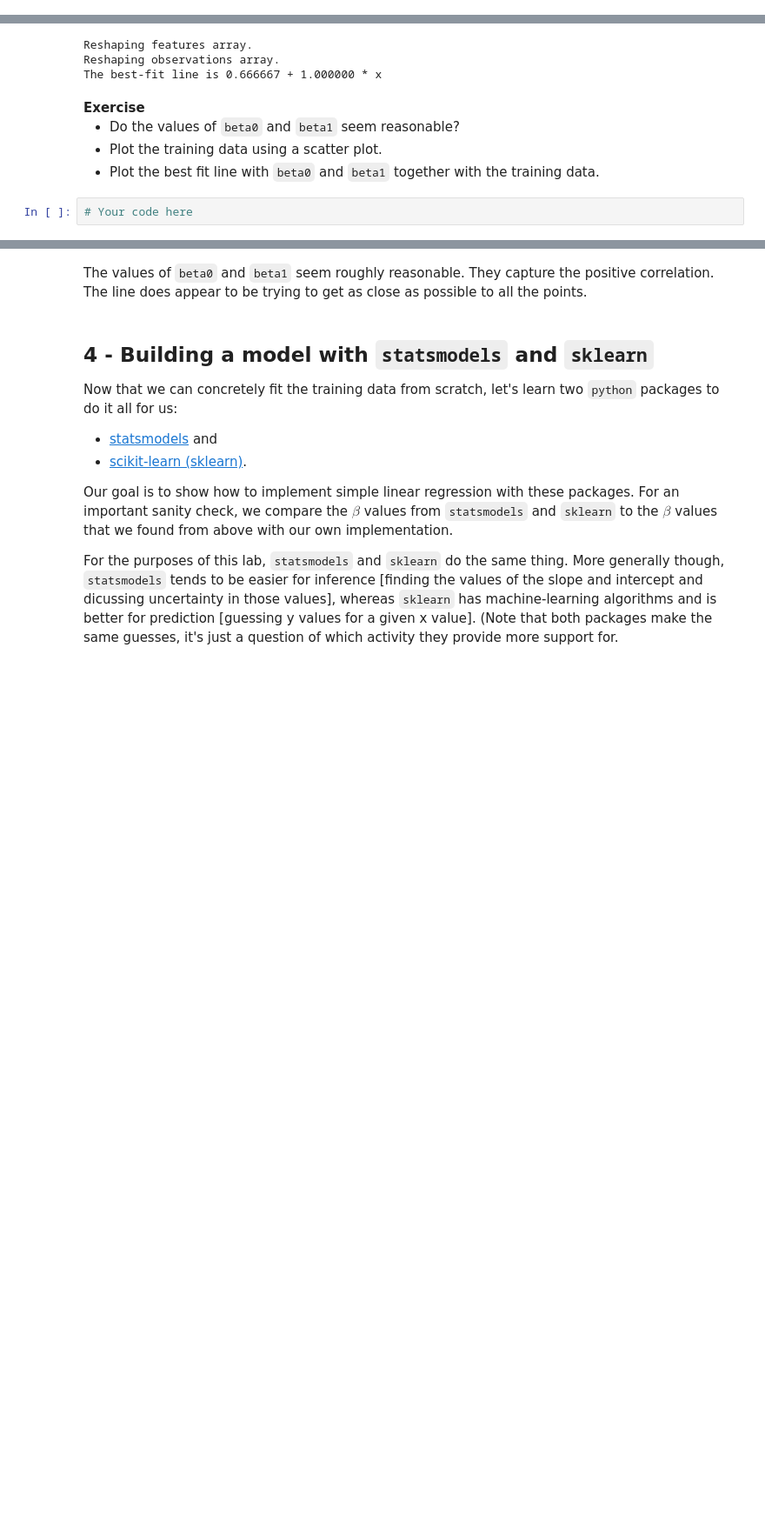
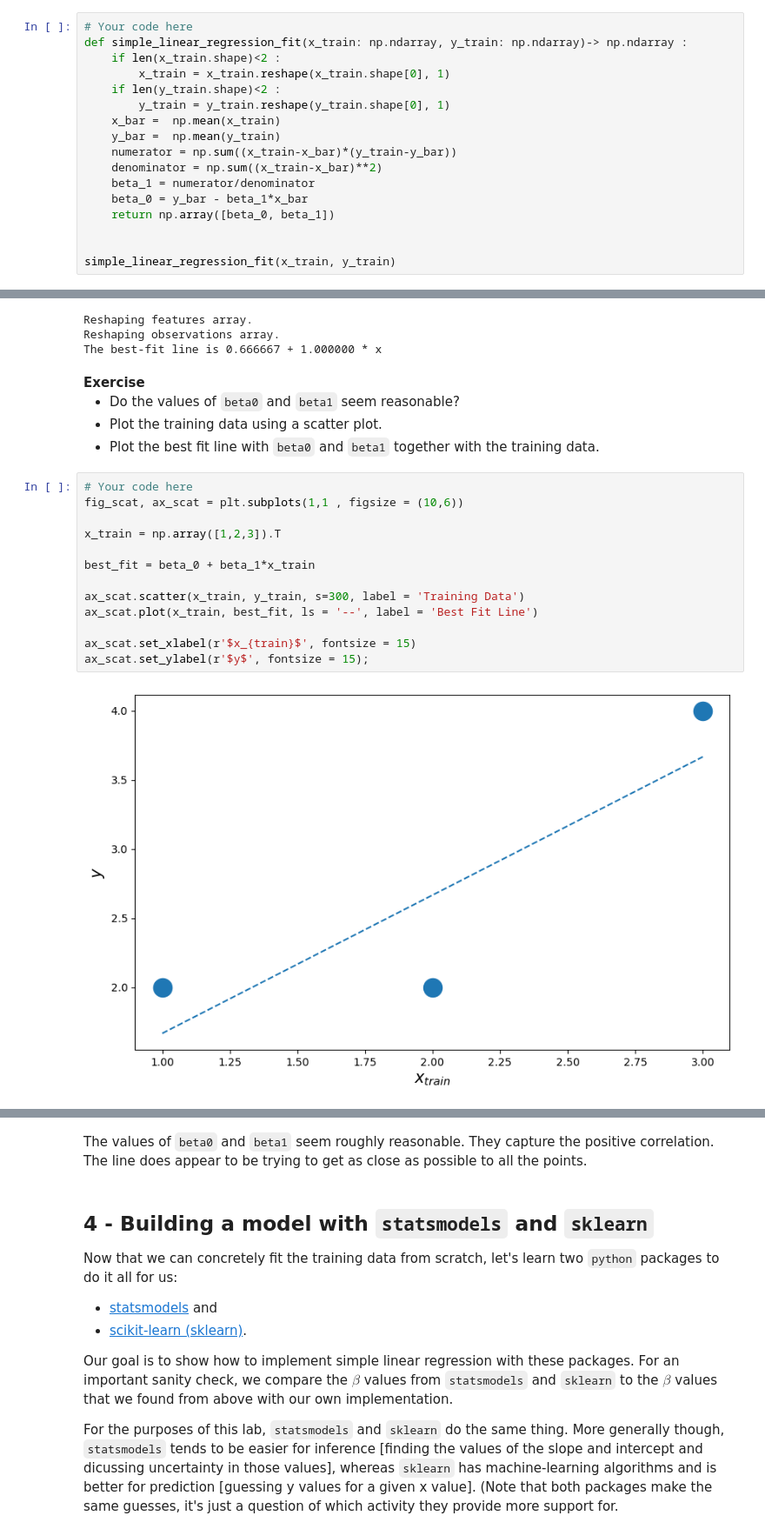
Before and after one commit to santiagoa88g/2019-CS109A, a Jupyter notebook: content/labs/lab03/notebook/cs109a_lab3_kNN_SLR_matplot.ipynb, the cells around one changed output, grey strips where cells are left out. Shown: that part at 87% size. Cells and saved outputs as stored; diff of their text form; blank space fills up the shorter version.

```diff
--- a/content/labs/lab03/notebook/cs109a_lab3_kNN_SLR_matplot.ipynb
+++ b/content/labs/lab03/notebook/cs109a_lab3_kNN_SLR_matplot.ipynb
@@ -781,0 +809,17 @@ Check your function by calling it with the training data from above and printing
+# %%
+# Your code here
+def simple_linear_regression_fit(x_train: np.ndarray, y_train: np.ndarray)-> np.ndarray :
+    if len(x_train.shape)<2 :
+        x_train = x_train.reshape(x_train.shape[0], 1)
+    if len(y_train.shape)<2 :
+        y_train = y_train.reshape(y_train.shape[0], 1)
+    x_bar =  np.mean(x_train)
+    y_bar =  np.mean(y_train)
+    numerator = np.sum((x_train-x_bar)*(y_train-y_bar))
+    denominator = np.sum((x_train-x_bar)**2)
+    beta_1 = numerator/denominator
+    beta_0 = y_bar - beta_1*x_bar
+    return np.array([beta_0, beta_1])
+
+
+simple_linear_regression_fit(x_train, y_train)
@@ -837,8 +887,21 @@ The best-fit line is 0.666667 + 1.000000 * x
 * Do the values of `beta0` and `beta1` seem reasonable?
 * Plot the training data using a scatter plot.
 * Plot the best fit line with `beta0` and `beta1` together with the training data.
-# %%
-# Your code here
+# %%
+# Your code here
+fig_scat, ax_scat = plt.subplots(1,1 , figsize = (10,6))
+
+x_train = np.array([1,2,3]).T
+
+best_fit = beta_0 + beta_1*x_train
+
+ax_scat.scatter(x_train, y_train, s=300, label = 'Training Data')
+ax_scat.plot(x_train, best_fit, ls = '--', label = 'Best Fit Line')
+
+ax_scat.set_xlabel(r'$x_{train}$', fontsize = 15)
+ax_scat.set_ylabel(r'$y$', fontsize = 15);
+# %% [output]
+[figure, added]
 # %%
 # %load solutions/best_fit_scatterplot.py
 fig_scat, ax_scat = plt.subplots(1,1, figsize=(10,6))
```
Also changed, not shown: parts of 17 cells of this notebook.
